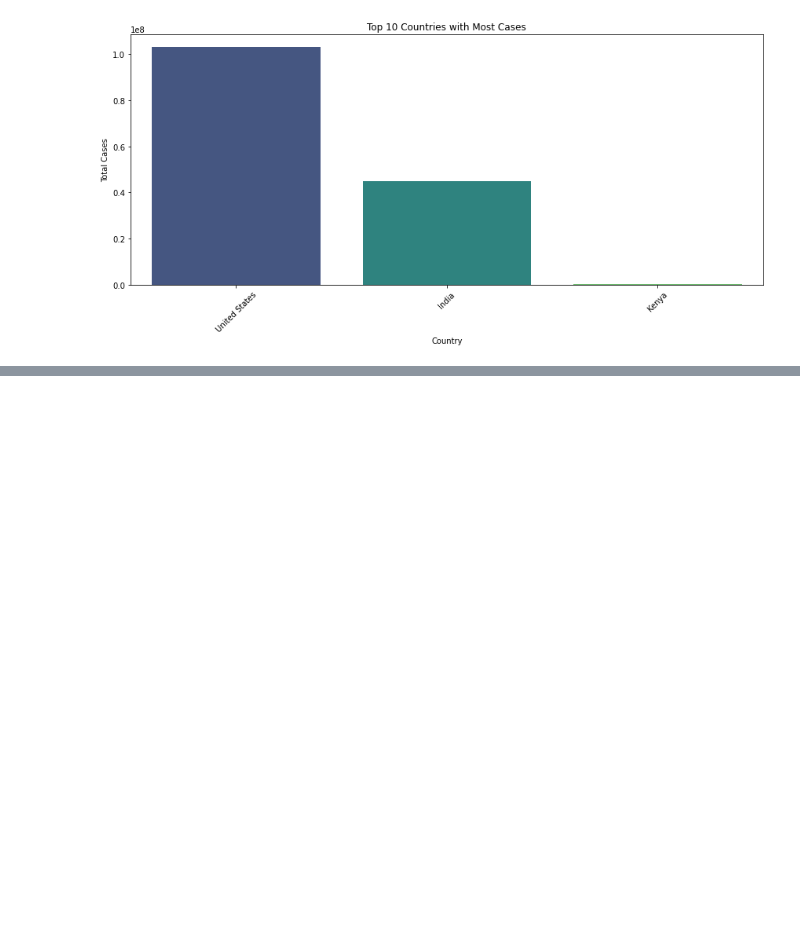
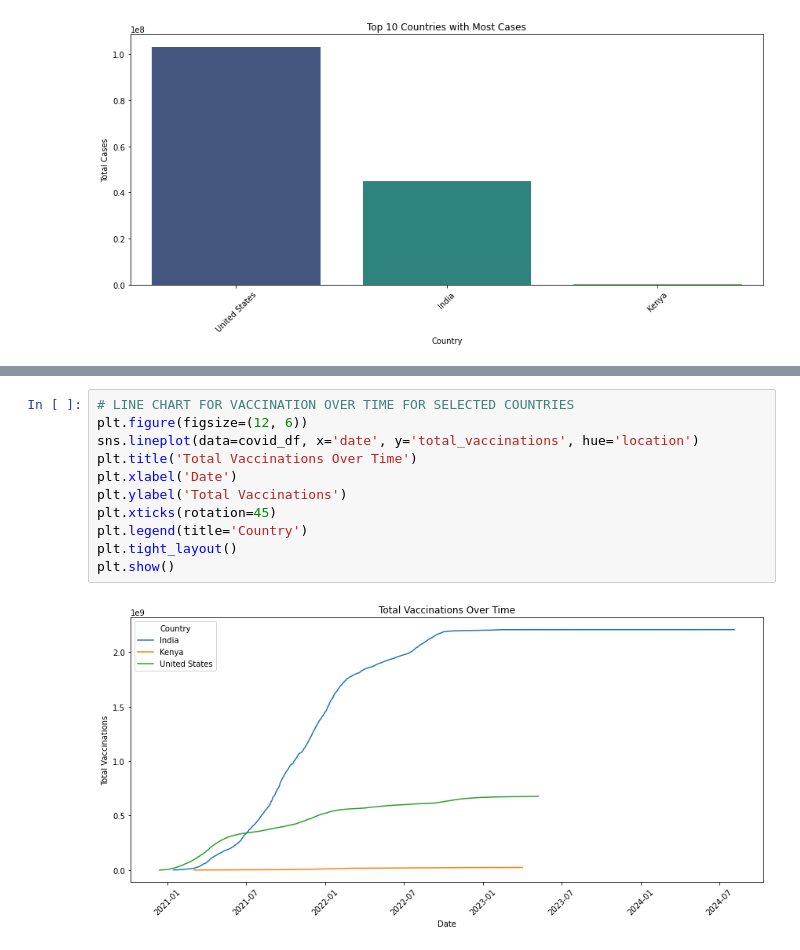
Before and after one commit to HellenDianaNjeri/COVID-19-GLOBAL-TRACKER-PROJECT, a Jupyter notebook: COVID_19.ipynb, the cells around one changed output, grey strips where cells are left out. Saved outputs shown, nothing was run; the diff lists cells and outputs as text; blank space fills up the shorter version.

Commit message:
Visualize Vaccination Progress

```diff
--- a/COVID_19.ipynb
+++ b/COVID_19.ipynb
@@ -188,0 +197,13 @@ plt.show()
+# %%
+# LINE CHART FOR VACCINATION OVER TIME FOR SELECTED COUNTRIES
+plt.figure(figsize=(12, 6))
+sns.lineplot(data=covid_df, x='date', y='total_vaccinations', hue='location')
+plt.title('Total Vaccinations Over Time')
+plt.xlabel('Date')
+plt.ylabel('Total Vaccinations')
+plt.xticks(rotation=45)
+plt.legend(title='Country')
+plt.tight_layout()
+plt.show()
+# %% [output]
+[figure, added]
```
Also changed, not shown: parts of 2 cells of this notebook.
